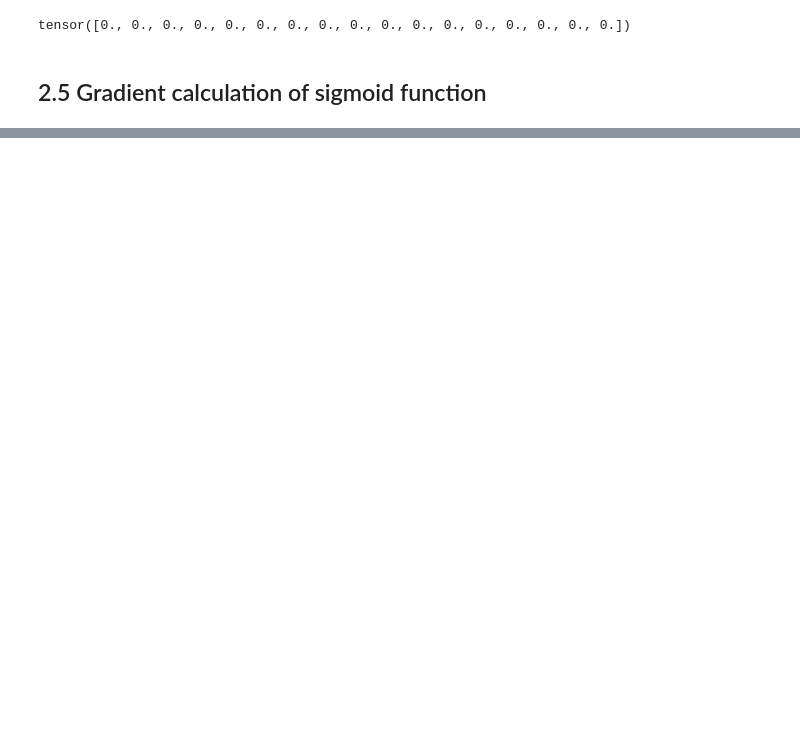
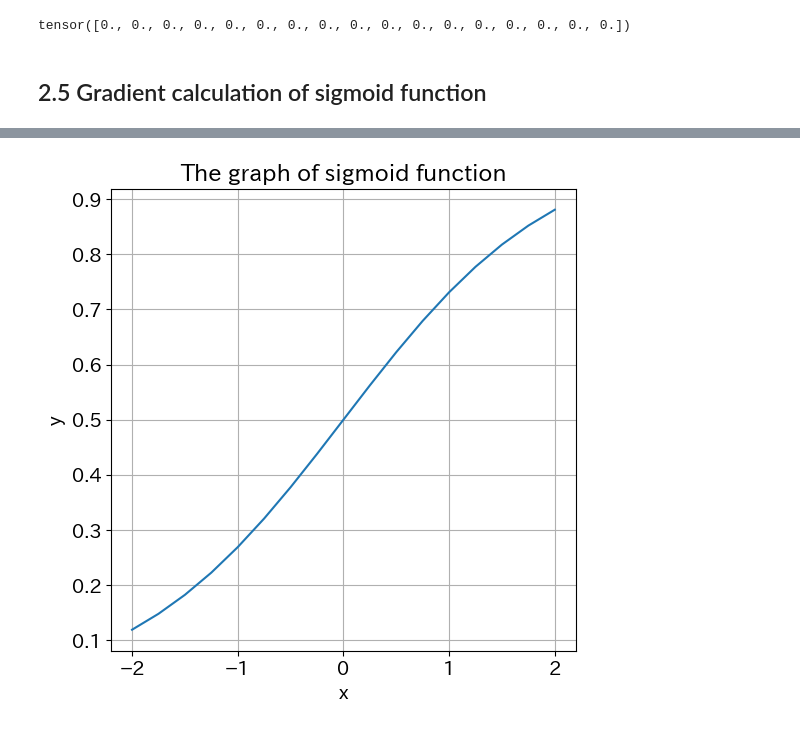
Before and after one commit to MatsukawaGenta/genmai-training, a Jupyter notebook: PyTorch_and_deeplearning_programming/notebooks/02_pytorch.ipynb, the cells around one changed output, grey strips where cells are left out. Drawn from its saved outputs; the diff is of its cells as text; code cells hidden in the pictures; blank space fills up the shorter version.

```diff
--- a/PyTorch_and_deeplearning_programming/notebooks/02_pytorch.ipynb
+++ b/PyTorch_and_deeplearning_programming/notebooks/02_pytorch.ipynb
@@ -429,0 +497,9 @@ tensor([0., 0., 0., 0., 0., 0., 0., 0., 0., 0., 0., 0., 0., 0., 0., 0., 0.])
+# %%
+# Show scatter graph
+plt.plot(x.data, y.data)
+plt.xlabel('x')
+plt.ylabel('y')
+plt.title('The graph of sigmoid function')
+plt.show()
+# %% [output]
+[figure, added]
```
Also changed, not shown: parts of 23 cells of this notebook.
